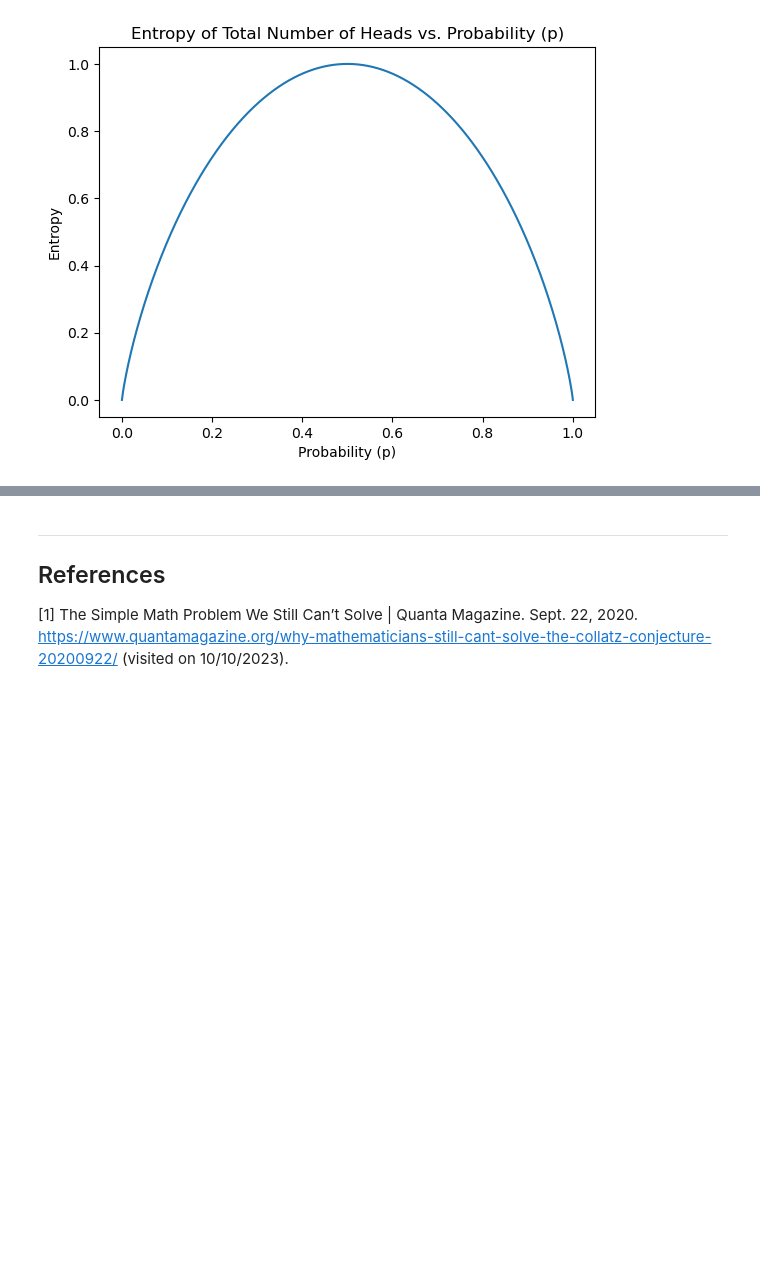
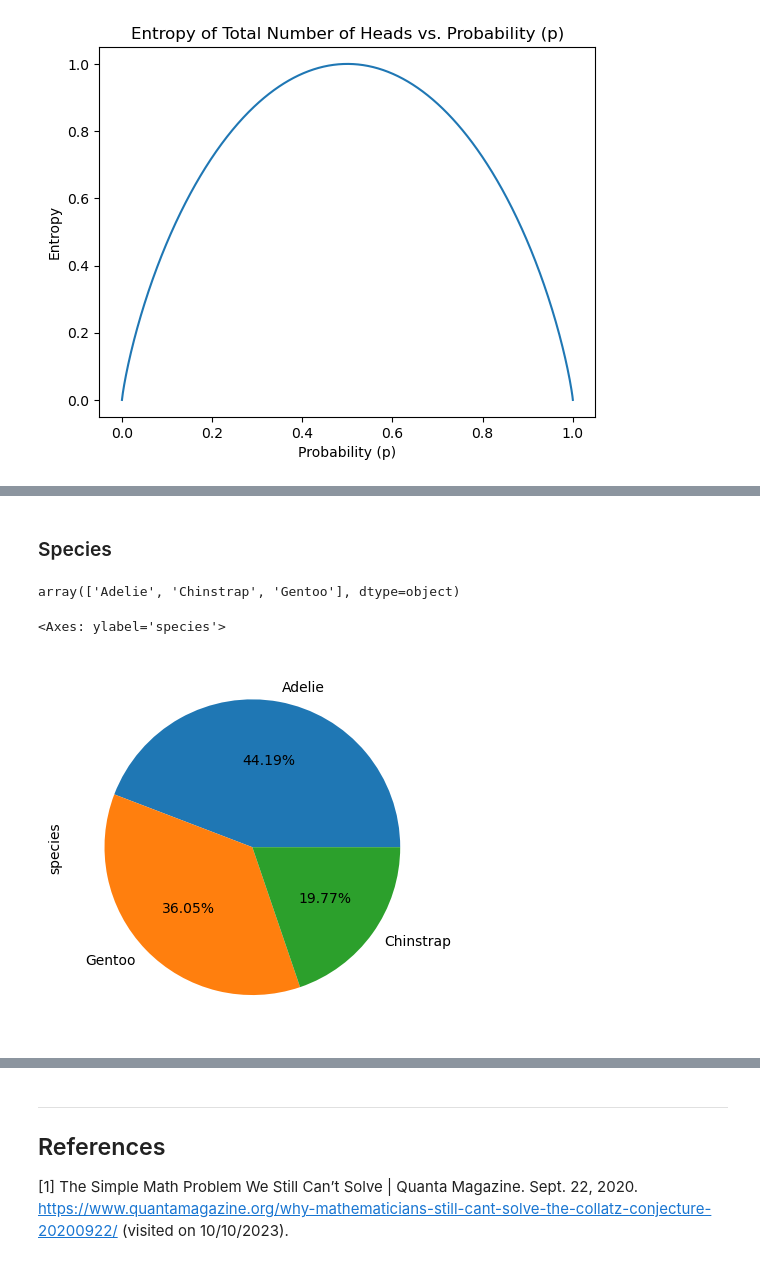
Before and after one commit to emma2d/Fundamentals_of_DA, a Jupyter notebook: tasks.ipynb, the cells around one changed output, grey strips where cells are left out. Saved outputs shown, nothing was run; the diff lists cells and outputs as text; code cells hidden in the pictures; blank space fills up the shorter version.

Commit message:
Task 5 started, graphs generated, comments required

```diff
--- a/tasks.ipynb
+++ b/tasks.ipynb
@@ -395,0 +436,12 @@ plt.show()
+# %% [markdown]
+### Species
+# %%
+penguin_data['species'].unique()
+# %% [output]
+array(['Adelie', 'Chinstrap', 'Gentoo'], dtype=object)
+# %%
+Species=penguin_data.species.value_counts()
+Species.plot(kind='pie',autopct="%.2f%%")
+# %% [output]
+<Axes: ylabel='species'>
+[figure, added]
```
Also changed, not shown: parts of 32 cells of this notebook.
